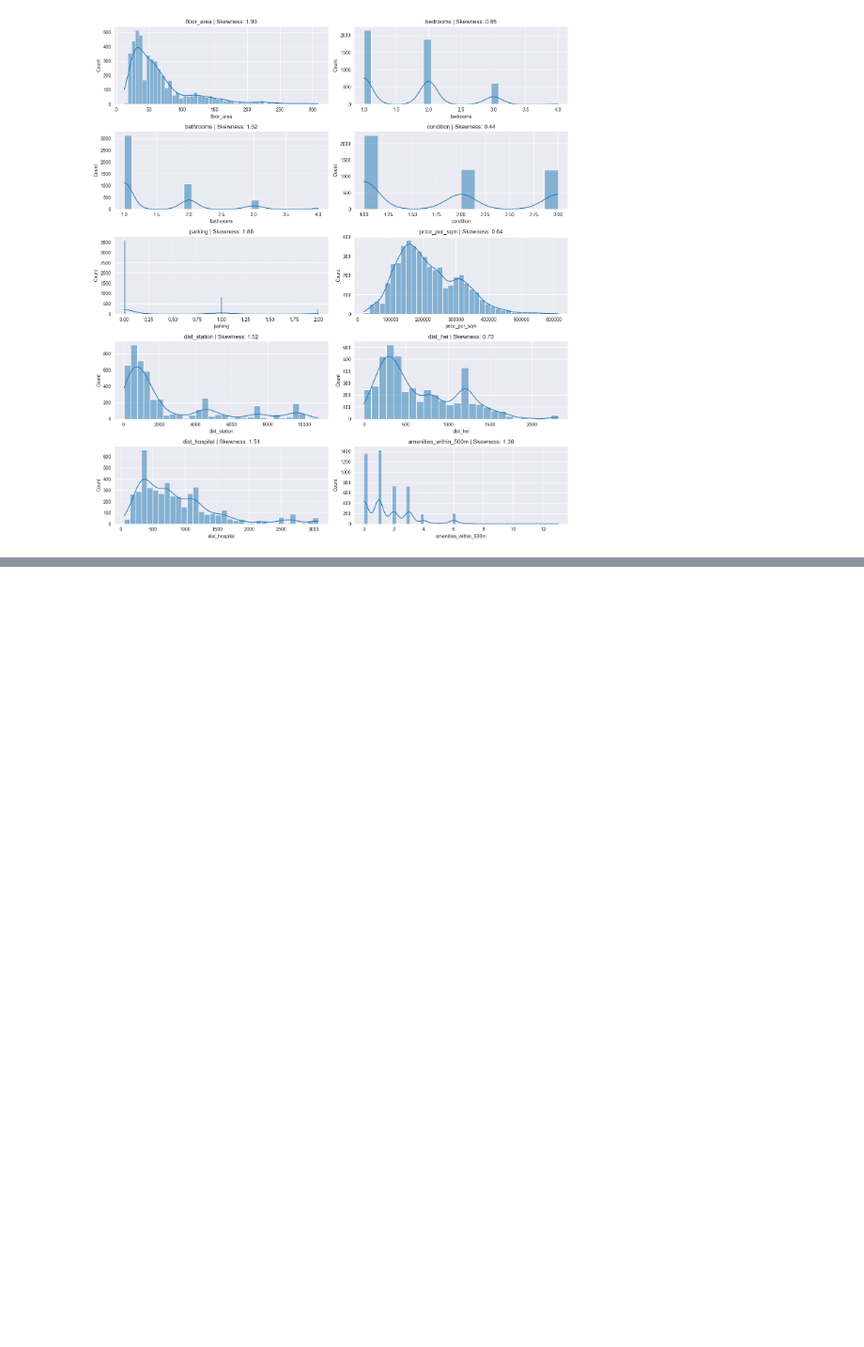
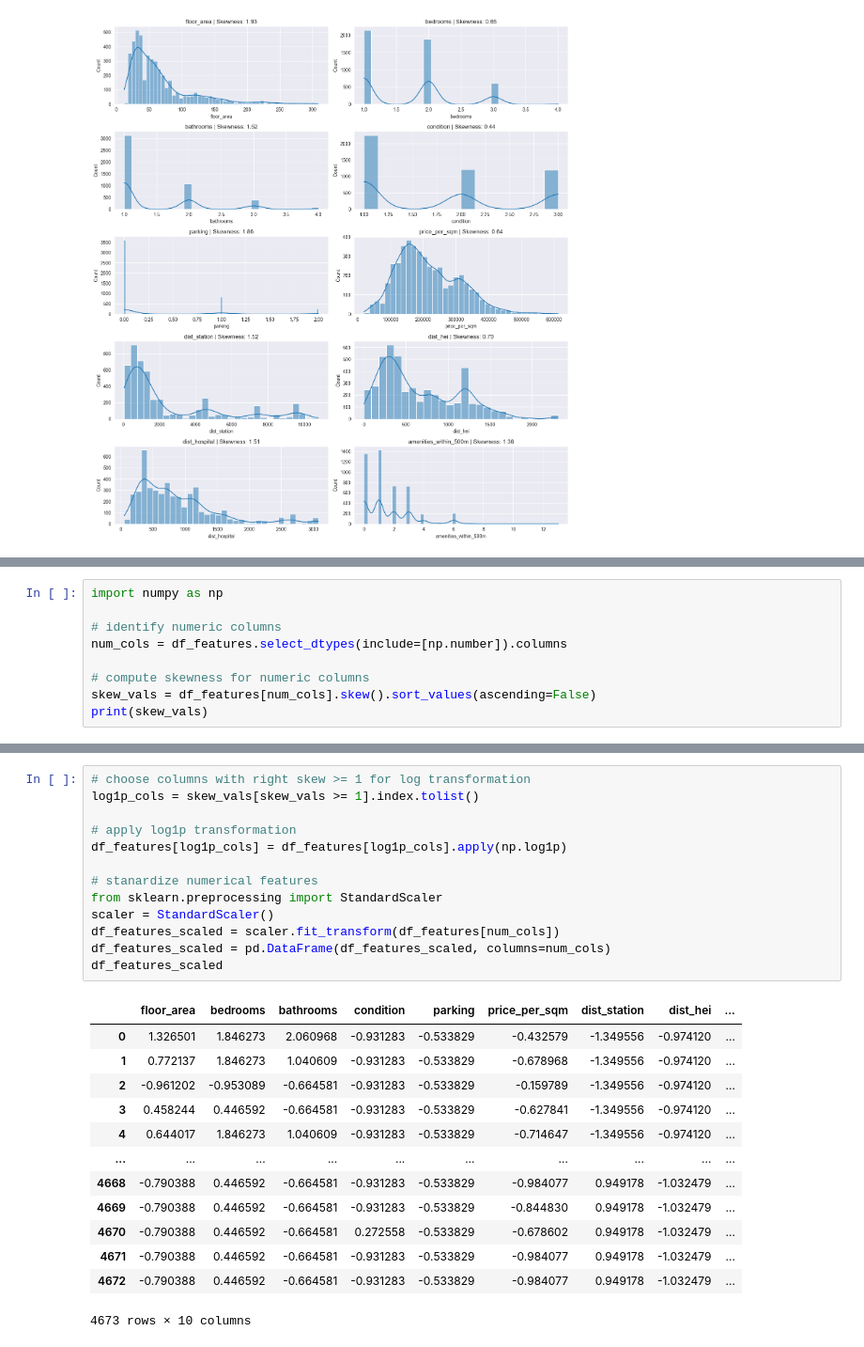
Before and after one commit to darryl-john/condo-amenity-proximity, a Jupyter notebook: initial_poc/initial-analysis.ipynb, the cells around one changed output, grey strips where cells are left out. Shown: that part at 94% size. Saved outputs shown, nothing was run; the diff lists cells and outputs as text; blank space fills up the shorter version.

Commit message:
Standardized features

```diff
--- a/initial_poc/initial-analysis.ipynb
+++ b/initial_poc/initial-analysis.ipynb
@@ -188,0 +212,9 @@ plt.show()
+# %%
+import numpy as np
+
+# identify numeric columns
+num_cols = df_features.select_dtypes(include=[np.number]).columns
+
+# compute skewness for numeric columns
+skew_vals = df_features[num_cols].skew().sort_values(ascending=False)
+print(skew_vals)
@@ -188,0 +233,27 @@ plt.show()
+# %%
+# choose columns with right skew >= 1 for log transformation
+log1p_cols = skew_vals[skew_vals >= 1].index.tolist()
+
+# apply log1p transformation
+df_features[log1p_cols] = df_features[log1p_cols].apply(np.log1p)
+
+# stanardize numerical features
+from sklearn.preprocessing import StandardScaler
+scaler = StandardScaler()
+df_features_scaled = scaler.fit_transform(df_features[num_cols])
+df_features_scaled = pd.DataFrame(df_features_scaled, columns=num_cols)
+df_features_scaled
+# %% [output]
+|  | floor_area | bedrooms | bathrooms | condition | parking | price_per_sqm | dist_station | dist_hei | ... |
+| 0 | 1.326501 | 1.846273 | 2.060968 | -0.931283 | -0.533829 | -0.432579 | -1.349556 | -0.974120 | ... |
+| 1 | 0.772137 | 1.846273 | 1.040609 | -0.931283 | -0.533829 | -0.678968 | -1.349556 | -0.974120 | ... |
+| 2 | -0.961202 | -0.953089 | -0.664581 | -0.931283 | -0.533829 | -0.159789 | -1.349556 | -0.974120 | ... |
+| 3 | 0.458244 | 0.446592 | -0.664581 | -0.931283 | -0.533829 | -0.627841 | -1.349556 | -0.974120 | ... |
+| 4 | 0.644017 | 1.846273 | 1.040609 | -0.931283 | -0.533829 | -0.714647 | -1.349556 | -0.974120 | ... |
+| ... | ... | ... | ... | ... | ... | ... | ... | ... | ... |
+| 4668 | -0.790388 | 0.446592 | -0.664581 | -0.931283 | -0.533829 | -0.984077 | 0.949178 | -1.032479 | ... |
+| 4669 | -0.790388 | 0.446592 | -0.664581 | -0.931283 | -0.533829 | -0.844830 | 0.949178 | -1.032479 | ... |
+| 4670 | -0.790388 | 0.446592 | -0.664581 | 0.272558 | -0.533829 | -0.678602 | 0.949178 | -1.032479 | ... |
+| 4671 | -0.790388 | 0.446592 | -0.664581 | -0.931283 | -0.533829 | -0.984077 | 0.949178 | -1.032479 | ... |
+| 4672 | -0.790388 | 0.446592 | -0.664581 | -0.931283 | -0.533829 | -0.984077 | 0.949178 | -1.032479 | ... |
+4673 rows × 10 columns
```
Also changed, not shown: parts of 2 cells of this notebook.
